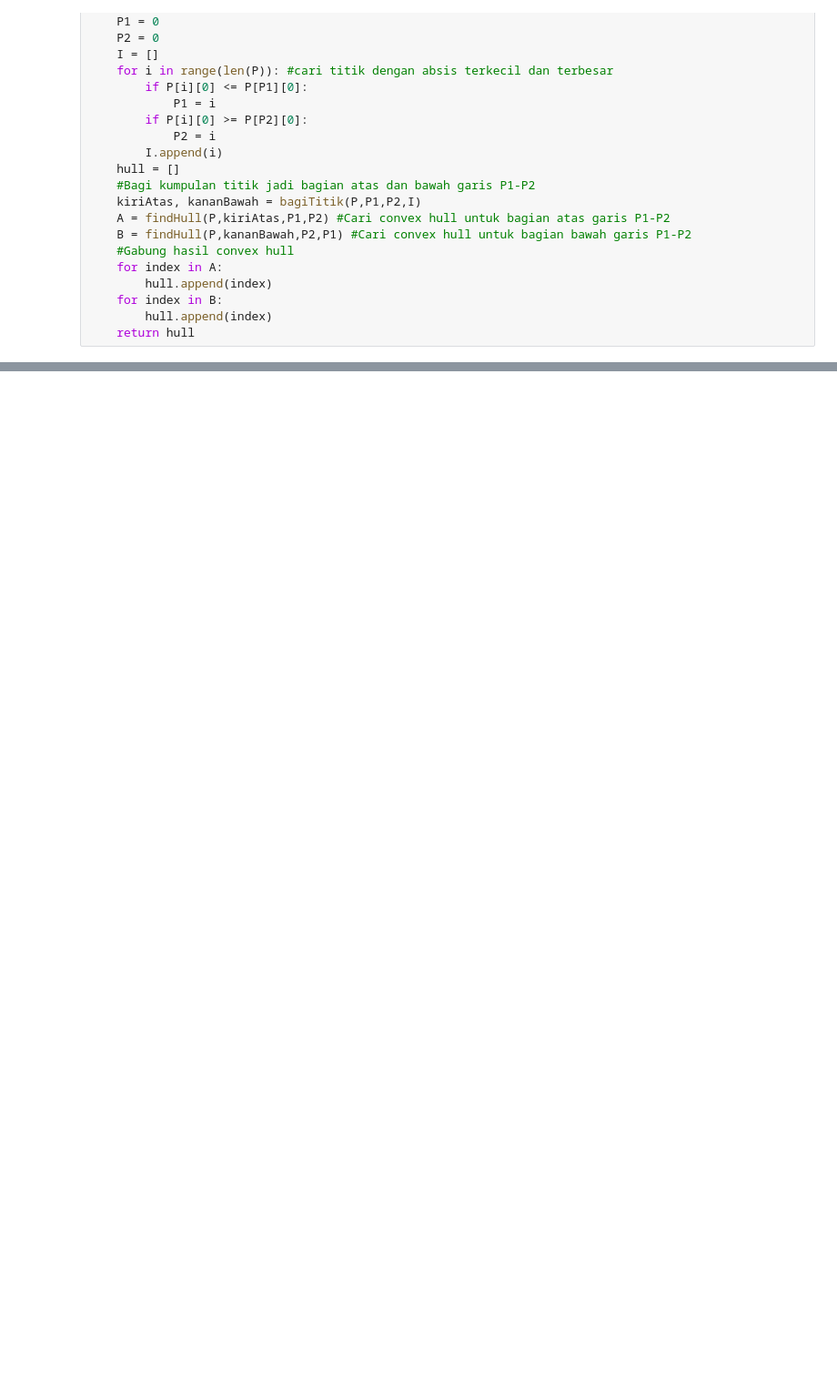
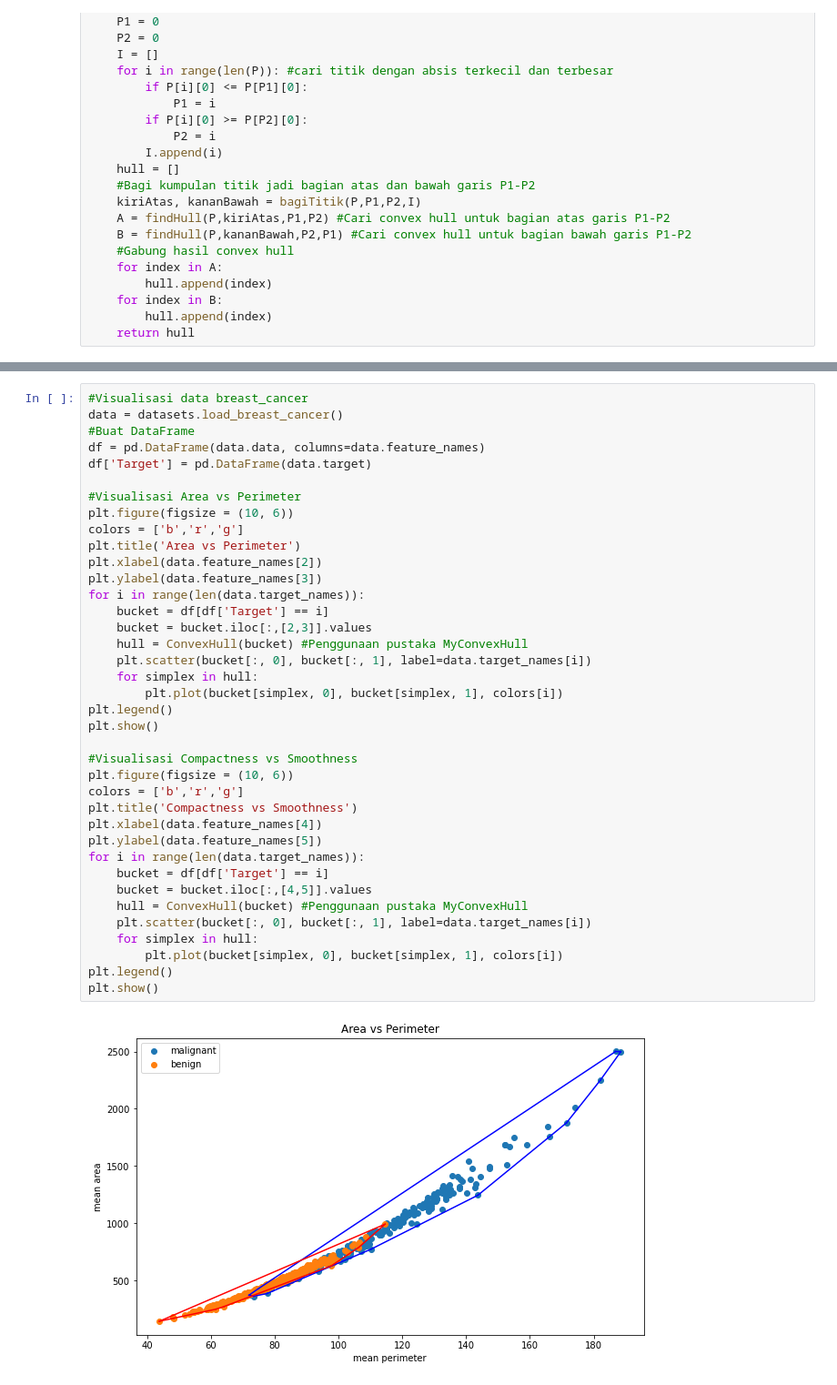
Before and after one commit to JevantJedidia/Tucil2_13520133, a Jupyter notebook: src/Jupyter Notebook/MyConvexHull.ipynb, the cells around one changed output, grey strips where cells are left out. Shown: that part at 91% size. Saved outputs shown, nothing was run; the diff lists cells and outputs as text; blank space fills up the shorter version.

```diff
--- a/src/Jupyter Notebook/MyConvexHull.ipynb
+++ b/src/Jupyter Notebook/MyConvexHull.ipynb
@@ -99,0 +159,40 @@ plt.show()
+# %%
+#Visualisasi data breast_cancer
+data = datasets.load_breast_cancer()
+#Buat DataFrame
+df = pd.DataFrame(data.data, columns=data.feature_names)
+df['Target'] = pd.DataFrame(data.target)
+
+#Visualisasi Area vs Perimeter
+plt.figure(figsize = (10, 6))
+colors = ['b','r','g']
+plt.title('Area vs Perimeter')
+plt.xlabel(data.feature_names[2])
+plt.ylabel(data.feature_names[3])
+for i in range(len(data.target_names)):
+    bucket = df[df['Target'] == i]
+    bucket = bucket.iloc[:,[2,3]].values
+    hull = ConvexHull(bucket) #Penggunaan pustaka MyConvexHull
+    plt.scatter(bucket[:, 0], bucket[:, 1], label=data.target_names[i])
+    for simplex in hull:
+        plt.plot(bucket[simplex, 0], bucket[simplex, 1], colors[i])
+plt.legend()
+plt.show()
+
+#Visualisasi Compactness vs Smoothness
+plt.figure(figsize = (10, 6))
+colors = ['b','r','g']
+plt.title('Compactness vs Smoothness')
+plt.xlabel(data.feature_names[4])
+plt.ylabel(data.feature_names[5])
+for i in range(len(data.target_names)):
+    bucket = df[df['Target'] == i]
+    bucket = bucket.iloc[:,[4,5]].values
+    hull = ConvexHull(bucket) #Penggunaan pustaka MyConvexHull
+    plt.scatter(bucket[:, 0], bucket[:, 1], label=data.target_names[i])
+    for simplex in hull:
+        plt.plot(bucket[simplex, 0], bucket[simplex, 1], colors[i])
+plt.legend()
+plt.show()
+# %% [output]
+[figure, added]
```
Also changed, not shown: parts of 3 cells of this notebook.
